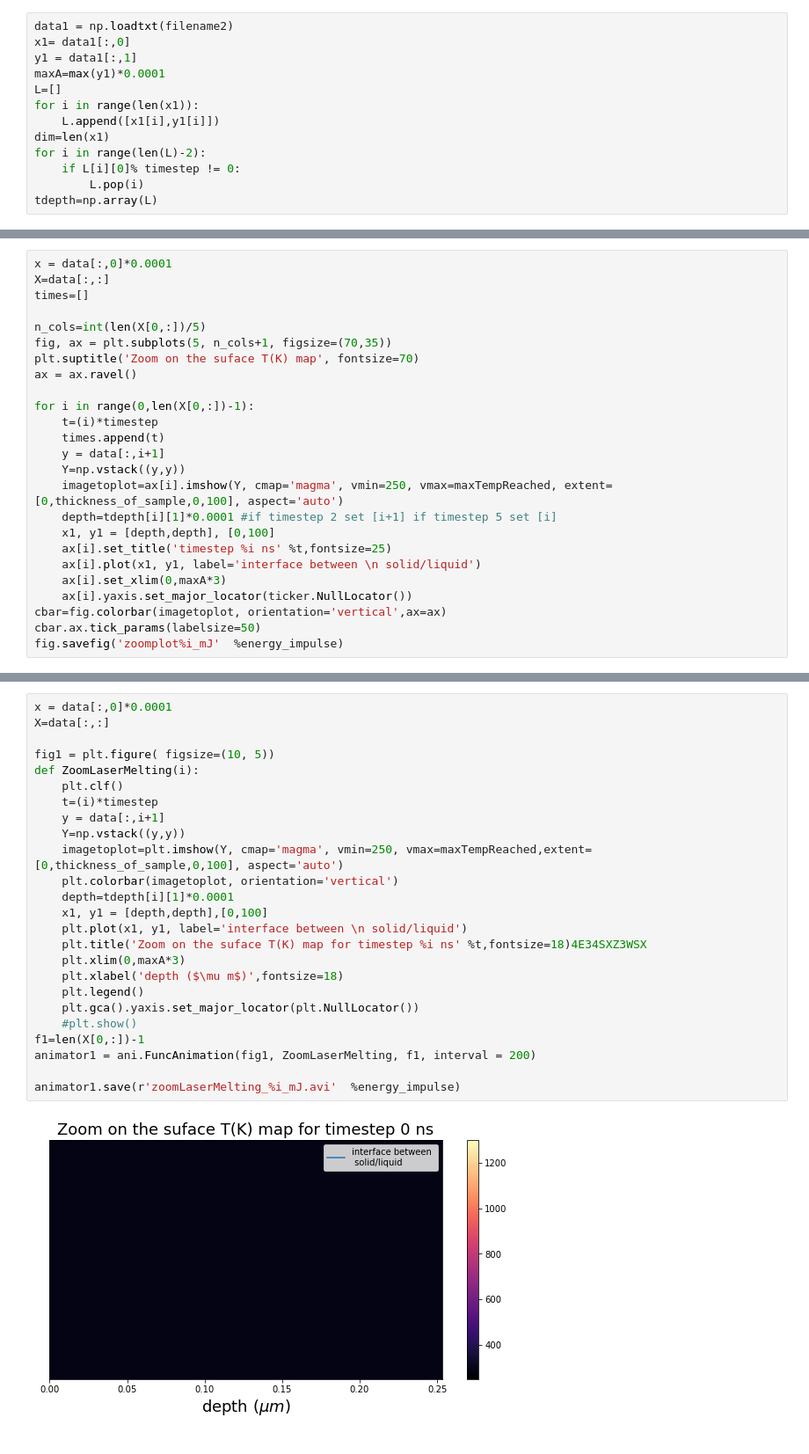
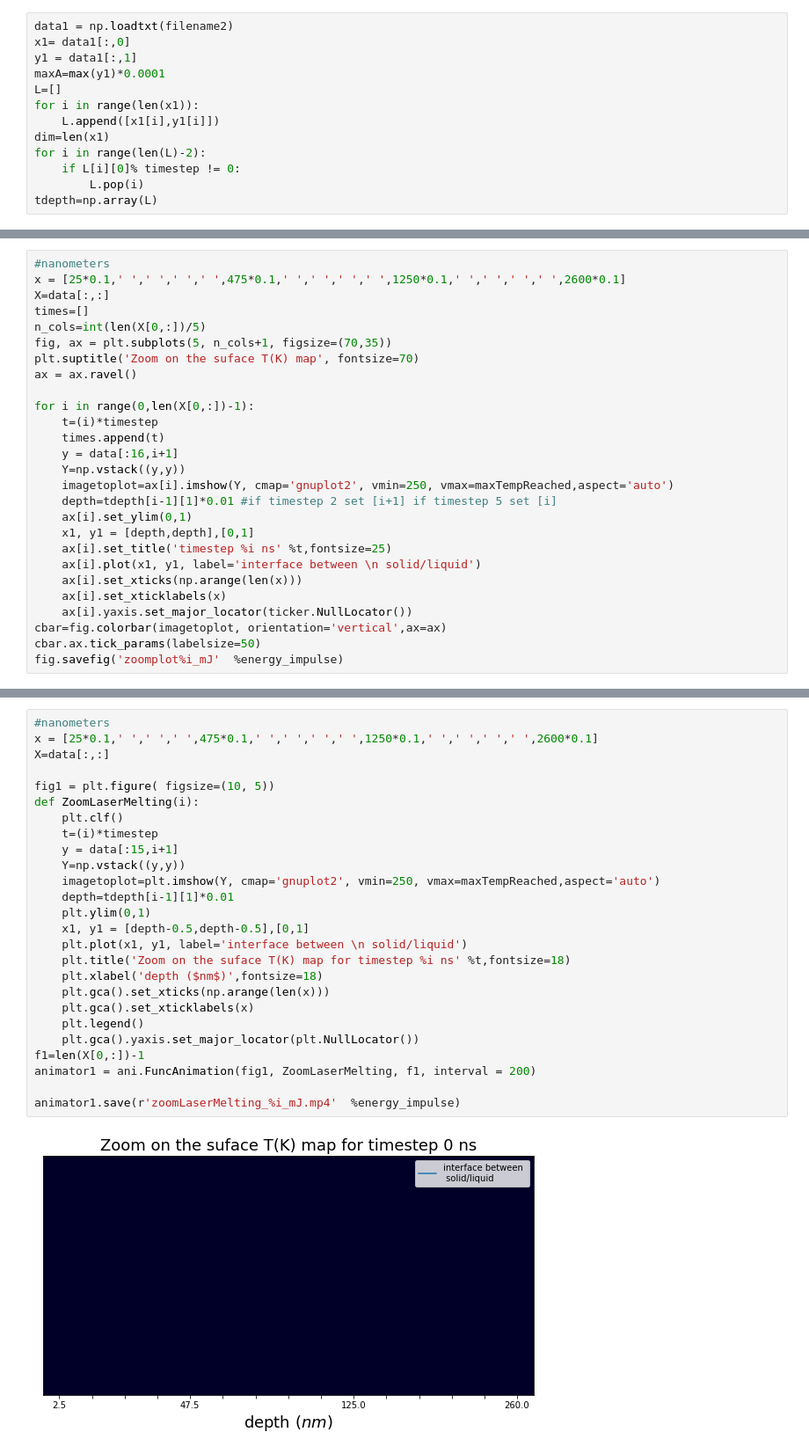
Before and after one commit to AriannaMischianti/Thesis_activity, a Jupyter notebook: Limp_Animation.ipynb, the cells around one changed output, grey strips where cells are left out. Shown at 88% size. Drawn from its saved outputs; the diff is of its cells as text.

```diff
--- a/Limp_Animation.ipynb
+++ b/Limp_Animation.ipynb
@@ -220,9 +248,9 @@ for i in range(1,len(X[0,:])):
 ... (24 outputs left out)
 # %%
-x = data[:,0]*0.0001
+#nanometers
+x = [25*0.1,' ',' ',' ',' ',475*0.1,' ',' ',' ',' ',1250*0.1,' ',' ',' ',' ',2600*0.1]
 X=data[:,:]
 times=[]
-
 n_cols=int(len(X[0,:])/5)
 fig, ax = plt.subplots(5, n_cols+1, figsize=(70,35))
 plt.suptitle('Zoom on the suface T(K) map', fontsize=70)
@@ -231,14 +259,16 @@ ax = ax.ravel()
 for i in range(0,len(X[0,:])-1):
     t=(i)*timestep
     times.append(t)
-    y = data[:,i+1]
+    y = data[:16,i+1]
     Y=np.vstack((y,y))
-    imagetoplot=ax[i].imshow(Y, cmap='magma', vmin=250, vmax=maxTempReached, extent=[0,thickness_of_sample,0,100], aspect='auto')
-    depth=tdepth[i][1]*0.0001 #if timestep 2 set [i+1] if timestep 5 set [i]
-    x1, y1 = [depth,depth], [0,100]
+    imagetoplot=ax[i].imshow(Y, cmap='gnuplot2', vmin=250, vmax=maxTempReached,aspect='auto')
+    depth=tdepth[i-1][1]*0.01 #if timestep 2 set [i+1] if timestep 5 set [i]
+    ax[i].set_ylim(0,1)
+    x1, y1 = [depth,depth],[0,1]
     ax[i].set_title('timestep %i ns' %t,fontsize=25)
     ax[i].plot(x1, y1, label='interface between \n solid/liquid')
-    ax[i].set_xlim(0,maxA*3)
+    ax[i].set_xticks(np.arange(len(x)))
+    ax[i].set_xticklabels(x)
     ax[i].yaxis.set_major_locator(ticker.NullLocator())
 cbar=fig.colorbar(imagetoplot, orientation='vertical',ax=ax)
 cbar.ax.tick_params(labelsize=50)
@@ -268,27 +301,28 @@ animator.save(r'globalsampleLaserMelting_%i_mJ.avi' %energy_impulse)
 # %%
-x = data[:,0]*0.0001
+#nanometers
+x = [25*0.1,' ',' ',' ',475*0.1,' ',' ',' ',' ',1250*0.1,' ',' ',' ',' ',2600*0.1]
 X=data[:,:]
 
 fig1 = plt.figure( figsize=(10, 5))
 def ZoomLaserMelting(i):
     plt.clf()
     t=(i)*timestep
-    y = data[:,i+1]
+    y = data[:15,i+1]
     Y=np.vstack((y,y))
-    imagetoplot=plt.imshow(Y, cmap='magma', vmin=250, vmax=maxTempReached,extent=[0,thickness_of_sample,0,100], aspect='auto')
-    plt.colorbar(imagetoplot, orientation='vertical')
-    depth=tdepth[i][1]*0.0001
-    x1, y1 = [depth,depth],[0,100]
+    imagetoplot=plt.imshow(Y, cmap='gnuplot2', vmin=250, vmax=maxTempReached,aspect='auto')
+    depth=tdepth[i-1][1]*0.01
+    plt.ylim(0,1)
+    x1, y1 = [depth-0.5,depth-0.5],[0,1]
     plt.plot(x1, y1, label='interface between \n solid/liquid')
-    plt.title('Zoom on the suface T(K) map for timestep %i ns' %t,fontsize=18)4E34SXZ3WSX
-    plt.xlim(0,maxA*3)
-    plt.xlabel('depth ($\mu m$)',fontsize=18)
+    plt.title('Zoom on the suface T(K) map for timestep %i ns' %t,fontsize=18)
+    plt.xlabel('depth ($nm$)',fontsize=18)
+    plt.gca().set_xticks(np.arange(len(x)))
+    plt.gca().set_xticklabels(x)
     plt.legend()
     plt.gca().yaxis.set_major_locator(plt.NullLocator())
-    #plt.show()
 f1=len(X[0,:])-1
 animator1 = ani.FuncAnimation(fig1, ZoomLaserMelting, f1, interval = 200)
 
-animator1.save(r'zoomLaserMelting_%i_mJ.avi'  %energy_impulse)
+animator1.save(r'zoomLaserMelting_%i_mJ.mp4'  %energy_impulse)
 # %% [output]
-[figure, old version]
+[figure, new version]
```
Also changed, not shown: parts of 15 cells of this notebook, 1 other file.
